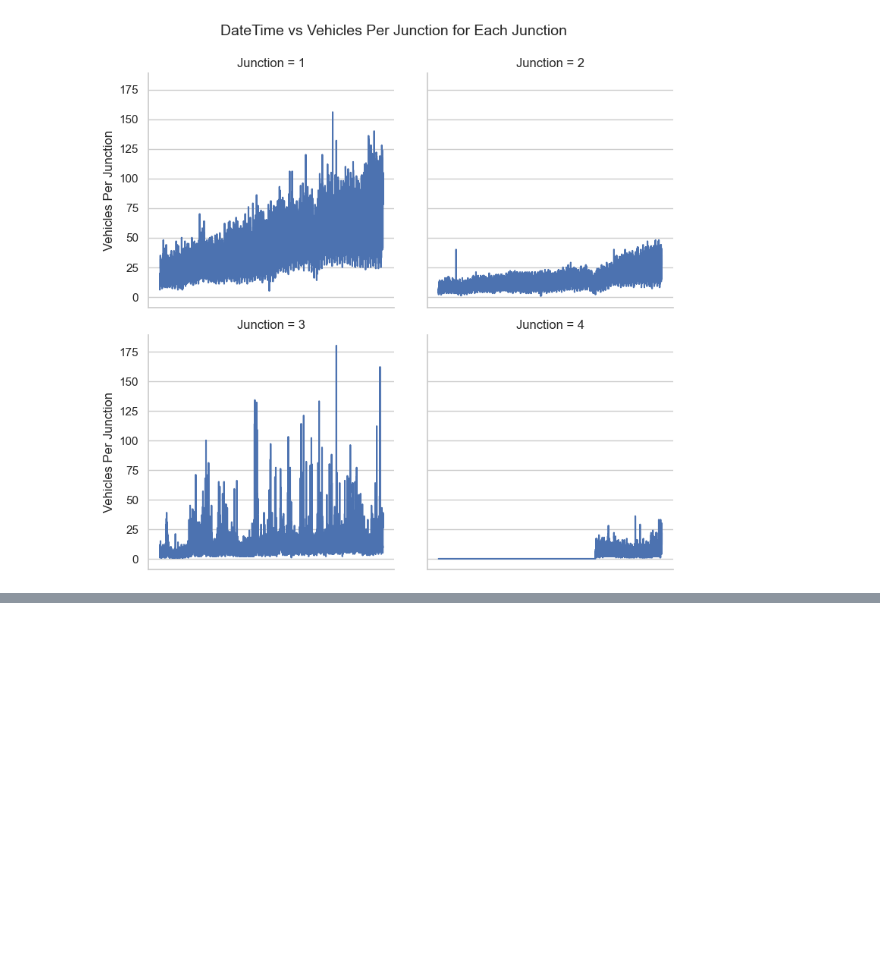
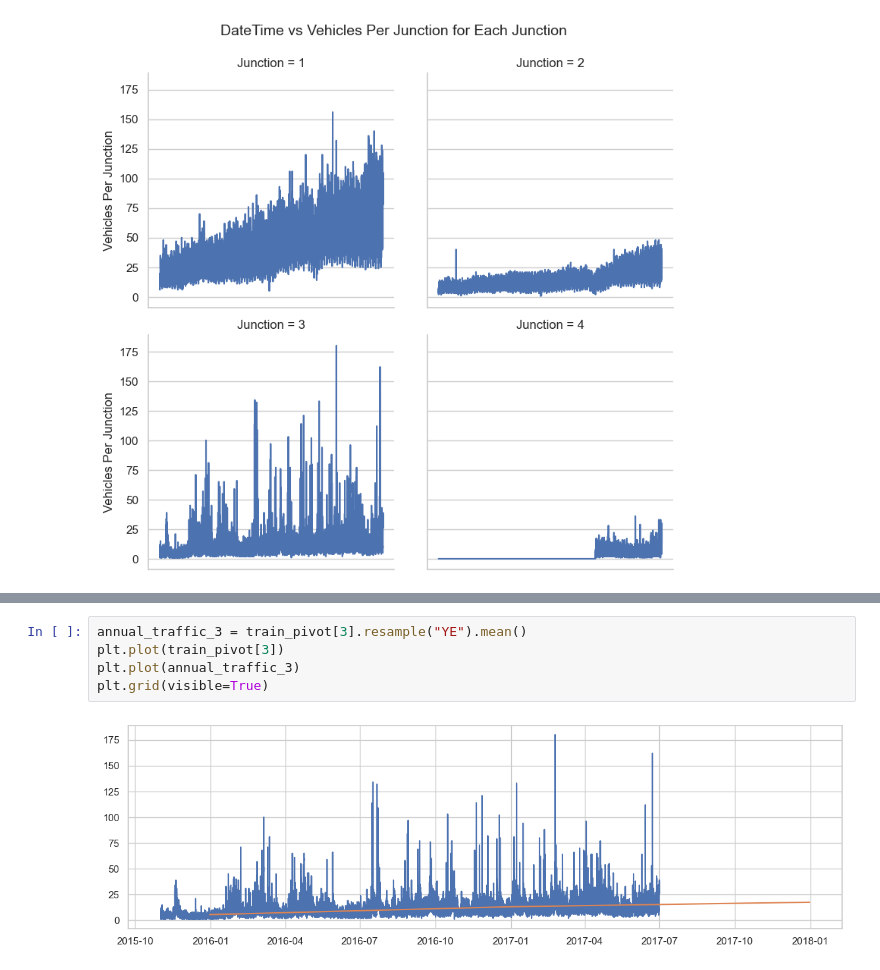
Before and after one commit to calebrauscher/IBM_Specialized_Models, a Jupyter notebook: Time Series and Survival Analysis/final_project/final_project.ipynb, the cells around one changed output, grey strips where cells are left out. Saved outputs shown, nothing was run; the diff lists cells and outputs as text; blank space fills up the shorter version.

```diff
--- a/Time Series and Survival Analysis/final_project/final_project.ipynb
+++ b/Time Series and Survival Analysis/final_project/final_project.ipynb
@@ -76,0 +94,7 @@ plt.show()
+# %%
+annual_traffic_3 = train_pivot[3].resample("YE").mean()
+plt.plot(train_pivot[3])
+plt.plot(annual_traffic_3)
+plt.grid(visible=True)
+# %% [output]
+[figure, added]
```
Also changed, not shown: parts of 20 cells of this notebook.
